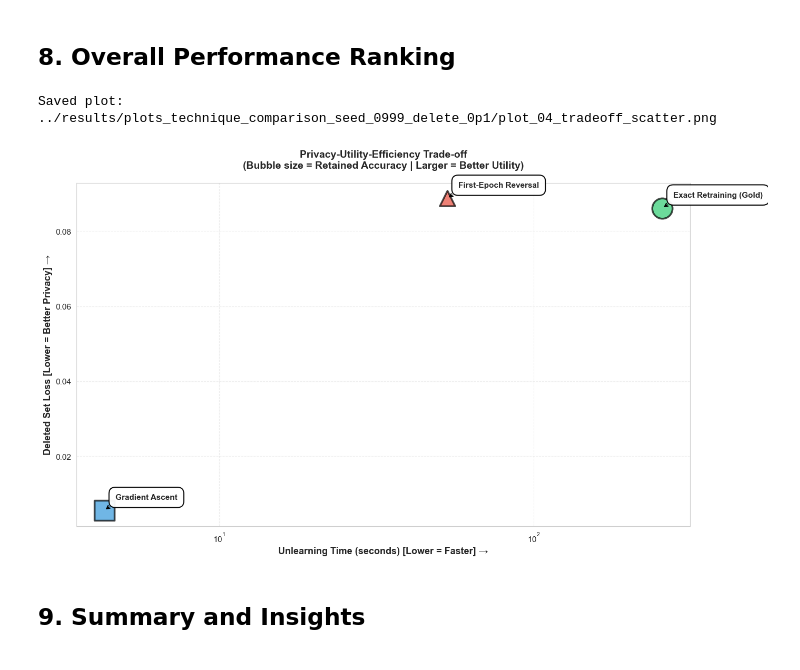
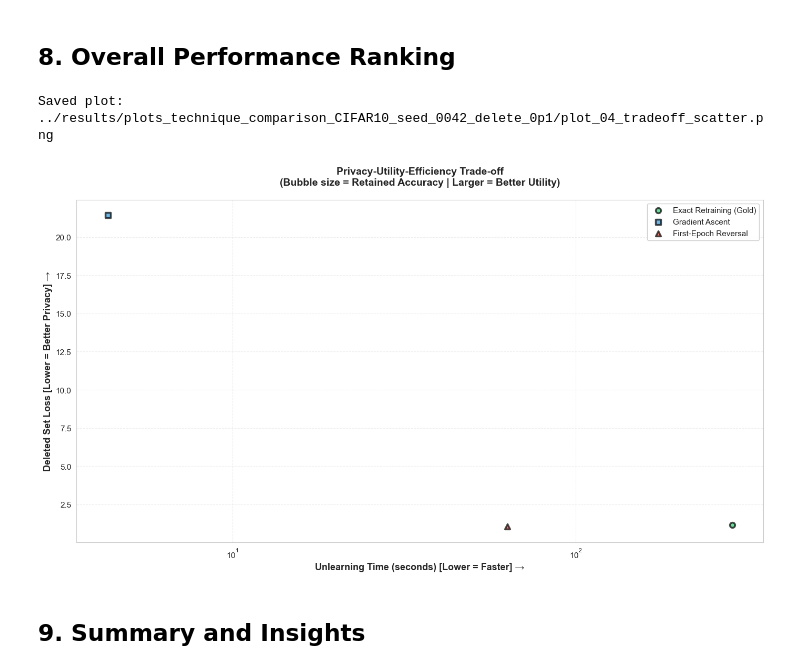
Before and after one commit to NinaAbeyratne/MU-Practice, a Jupyter notebook: notebooks/technique_comparison.ipynb, the cells around one changed output. Drawn from its saved outputs; the diff is of its cells as text; code cells hidden in the pictures.

Commit message:
CIFAR10 Experiment Seed 42 and Delete Ratio 10

```diff
--- a/notebooks/technique_comparison.ipynb
+++ b/notebooks/technique_comparison.ipynb
@@ -67,7 +85,7 @@ Both files loaded successfully
 ## Plot Output Setup
 # %%
 # Plot Output Setup - Using configuration from cell above
-plots_output_dir = f"../results/plots_technique_comparison_seed_{seed_str}_delete_{delete_ratio_formatted}"
+plots_output_dir = f"../results/plots_technique_comparison_{DATASET_TAG}_seed_{seed_str}_delete_{delete_ratio_formatted}"
 os.makedirs(plots_output_dir, exist_ok=True)
 
 
@@ -78,5 +96,5 @@ def save_plot(fig, filename):
 
 
 print(f"Plot output directory ready: {plots_output_dir}")
-print(f"Seed: {SEED}, Delete Ratio: {DELETE_RATIO}")
+print(f"Dataset: {DATASET_TAG}, Seed: {SEED}, Delete Ratio: {DELETE_RATIO}")
 # %% [output]
@@ -357,53 +375,61 @@ method_colors = {
     "First-Epoch Reversal": "#E74C3C"
 }
 
 method_markers = {
     "Exact Retraining (Gold)": "o",
     "Gradient Ascent": "s",
     "First-Epoch Reversal": "^"
 }
 
 # X-axis: Time (efficiency)
 # Y-axis: Deleted Loss (privacy)
 # Size: Retained Accuracy (utility)
 
-for idx, row in df_comparison.iterrows():
-    # Normalize retained accuracy for sizing
-    size = 200 + (row["Retained Accuracy"] - 0.98) * 30000 if row["Retained Accuracy"] is not None else 300
-    color = method_colors.get(row["Method"], "#95A5A6")
-    marker = method_markers.get(row["Method"], "o")
+# Filter data to remove rows with NaN in critical columns
+df_plot = df_comparison.dropna(subset=["Time (seconds)", "Deleted Loss"]).copy()
 
-    ax.scatter(row["Time (seconds)"], row["Deleted Loss"],
-              s=size, alpha=0.7, edgecolors='black', linewidth=2.5,
-              color=color, marker=marker, label=row["Method"])
+# Collect data for each method to avoid duplicate labels
+labels_added = set()
+for method in df_plot["Method"].unique():
+    method_rows = df_plot[df_plot['Method'] == method]
+    color = method_colors.get(method, "#95A5A6")
+    marker = method_markers.get(method, "o")
 
-    # Add method labels
-    ax.annotate(row["Method"],
-               (row["Time (seconds)"], row["Deleted Loss"]),
-               xytext=(15, 15), textcoords='offset points',
-               fontsize=11, fontweight='bold',
-               bbox=dict(boxstyle='round,pad=0.8', facecolor='white',
-                        edgecolor='black', alpha=0.95, linewidth=1.5),
-               arrowprops=dict(arrowstyle='->', connectionstyle='arc3,rad=0.2',
-                             lw=1.5, color='black'))
+    for data_idx, row in method_rows.iterrows():
+        # Normalize retained accuracy for sizing - ensure positive size
+        retained_acc = row.get("Retained Accuracy")
+        if pd.notna(retained_acc):
+            size = max(50, 200 + (retained_acc - 0.98) * 30000)
+        else:
+            size = 300
+
+        # Only add label on first occurrence of each method
+        label = method if method not in labels_added else ""
+        if label:
+            labels_added.add(method)
+
+        ax.scatter(row["Time (seconds)"], row["Deleted Loss"],
+                  s=size, alpha=0.7, edgecolors='black', linewidth=2.5,
+                  color=color, marker=marker, label=label, zorder=3)
 
 ax.set_xlabel("Unlearning Time (seconds) [Lower = Faster] →",
              fontsize=13, fontweight="bold")
 ax.set_ylabel("Deleted Set Loss [Lower = Better Privacy] →",
              fontsize=13, fontweight="bold")
 ax.set_title("Privacy-Utility-Efficiency Trade-off\n(Bubble size = Retained Accuracy | Larger = Better Utility)",
             fontsize=14, fontweight="bold", pad=20)
 ax.set_xscale('log')
-ax.grid(True, alpha=0.3, linestyle='--')
+ax.grid(True, alpha=0.3, linestyle='--', zorder=0)
 ax.set_axisbelow(True)
+ax.legend(loc='best', fontsize=11, framealpha=0.95)
 ax.tick_params(axis='both', labelsize=11)
 
 plt.tight_layout()
 save_plot(fig, "plot_04_tradeoff_scatter.png")
 plt.show()
 # %% [output]
-Saved plot: ../results/plots_technique_comparison_seed_0999_delete_0p1/plot_04_tradeoff_scatter.png
+Saved plot: ../results/plots_technique_comparison_CIFAR10_seed_0042_delete_0p1/plot_04_tradeoff_scatter.png
-[figure, old version]
+[figure, new version]
 # %% [markdown]
 ## 9. Summary and Insights
 # %%
```
Also changed, not shown: parts of 16 cells of this notebook, 31 other files.
